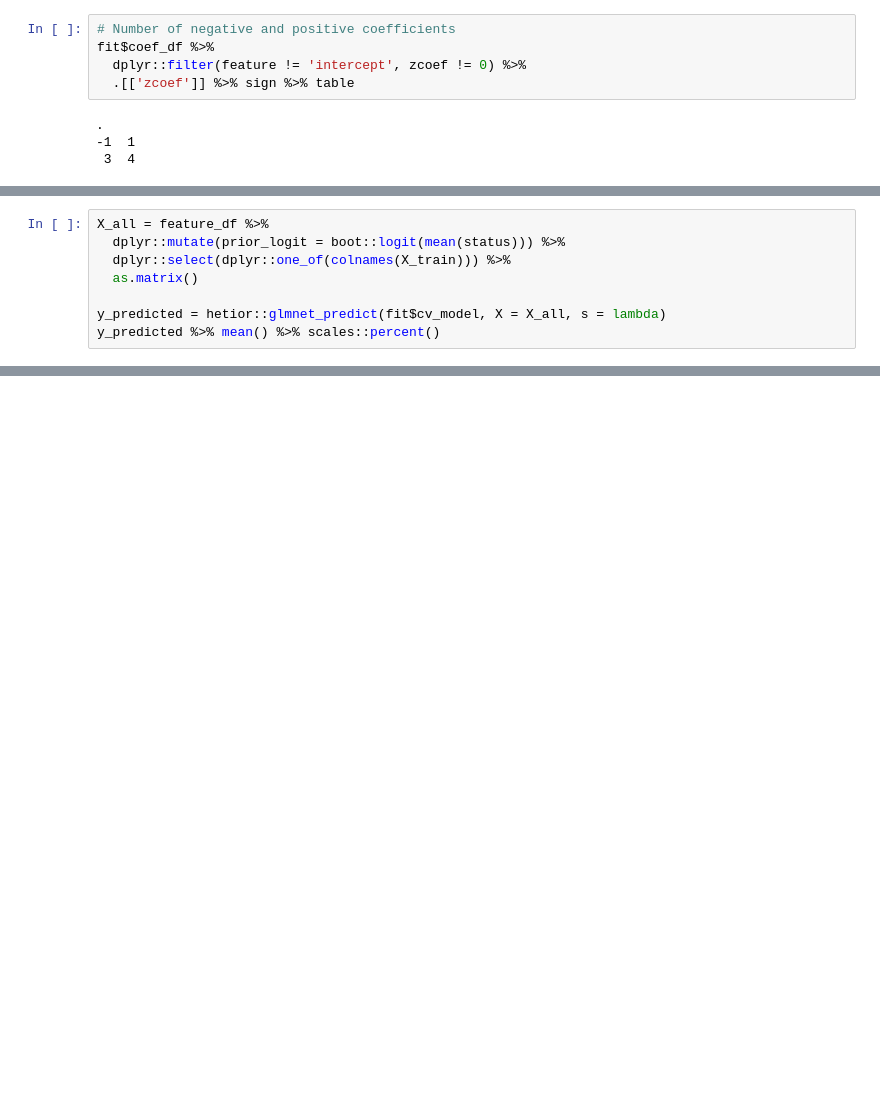
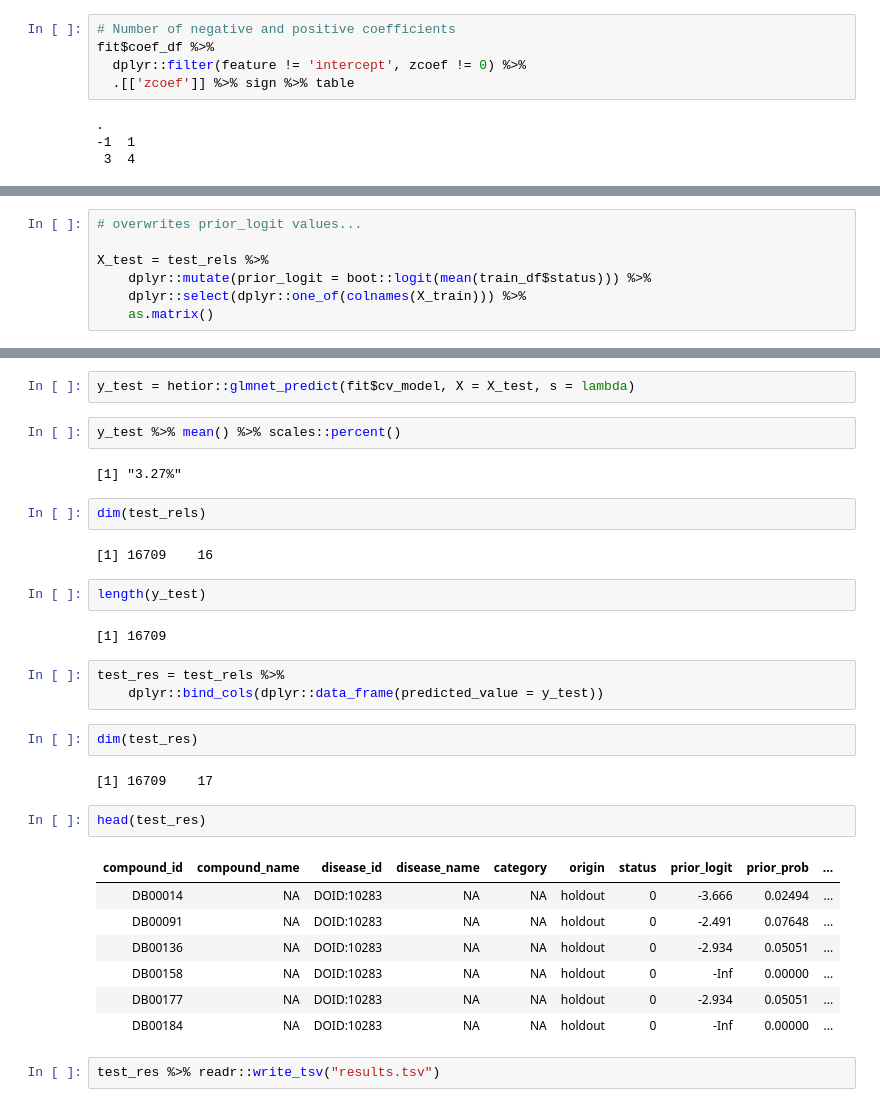
Before and after one commit to veleritas/learn, a Jupyter notebook: prediction/4-predictr.ipynb, the cells around one changed output, grey strips where cells are left out. Cells and saved outputs as stored; diff of their text form; blank space fills up the shorter version.

```diff
--- a/prediction/4-predictr.ipynb
+++ b/prediction/4-predictr.ipynb
@@ -106,8 +161,7 @@ scales::percent(mean(feature_df$status))
 # %%
-X_all = feature_df %>%
-  dplyr::mutate(prior_logit = boot::logit(mean(status))) %>%
-  dplyr::select(dplyr::one_of(colnames(X_train))) %>%
-  as.matrix()
+# overwrites prior_logit values...
 
-y_predicted = hetior::glmnet_predict(fit$cv_model, X = X_all, s = lambda)
-y_predicted %>% mean() %>% scales::percent()
+X_test = test_rels %>%
+    dplyr::mutate(prior_logit = boot::logit(mean(train_df$status))) %>%
+    dplyr::select(dplyr::one_of(colnames(X_train))) %>%
+    as.matrix()
@@ -252,0 +184,33 @@ Warning message:
+# %%
+y_test = hetior::glmnet_predict(fit$cv_model, X = X_test, s = lambda)
+# %%
+y_test %>% mean() %>% scales::percent()
+# %% [output]
+[1] "3.27%"
+# %%
+dim(test_rels)
+# %% [output]
+[1] 16709    16
+# %%
+length(y_test)
+# %% [output]
+[1] 16709
+# %%
+test_res = test_rels %>%
+    dplyr::bind_cols(dplyr::data_frame(predicted_value = y_test))
+# %%
+dim(test_res)
+# %% [output]
+[1] 16709    17
+# %%
+head(test_res)
+# %% [output]
+| compound_id | compound_name | disease_id | disease_name | category | origin | status | prior_logit | prior_prob | ... |
+| DB00014 | NA | DOID:10283 | NA | NA | holdout | 0 | -3.666 | 0.02494 | ... |
+| DB00091 | NA | DOID:10283 | NA | NA | holdout | 0 | -2.491 | 0.07648 | ... |
+| DB00136 | NA | DOID:10283 | NA | NA | holdout | 0 | -2.934 | 0.05051 | ... |
+| DB00158 | NA | DOID:10283 | NA | NA | holdout | 0 | -Inf | 0.00000 | ... |
+| DB00177 | NA | DOID:10283 | NA | NA | holdout | 0 | -2.934 | 0.05051 | ... |
+| DB00184 | NA | DOID:10283 | NA | NA | holdout | 0 | -Inf | 0.00000 | ... |
+# %%
+test_res %>% readr::write_tsv("results.tsv")
```
Also changed, not shown: parts of 37 cells of this notebook, 1 other file.
